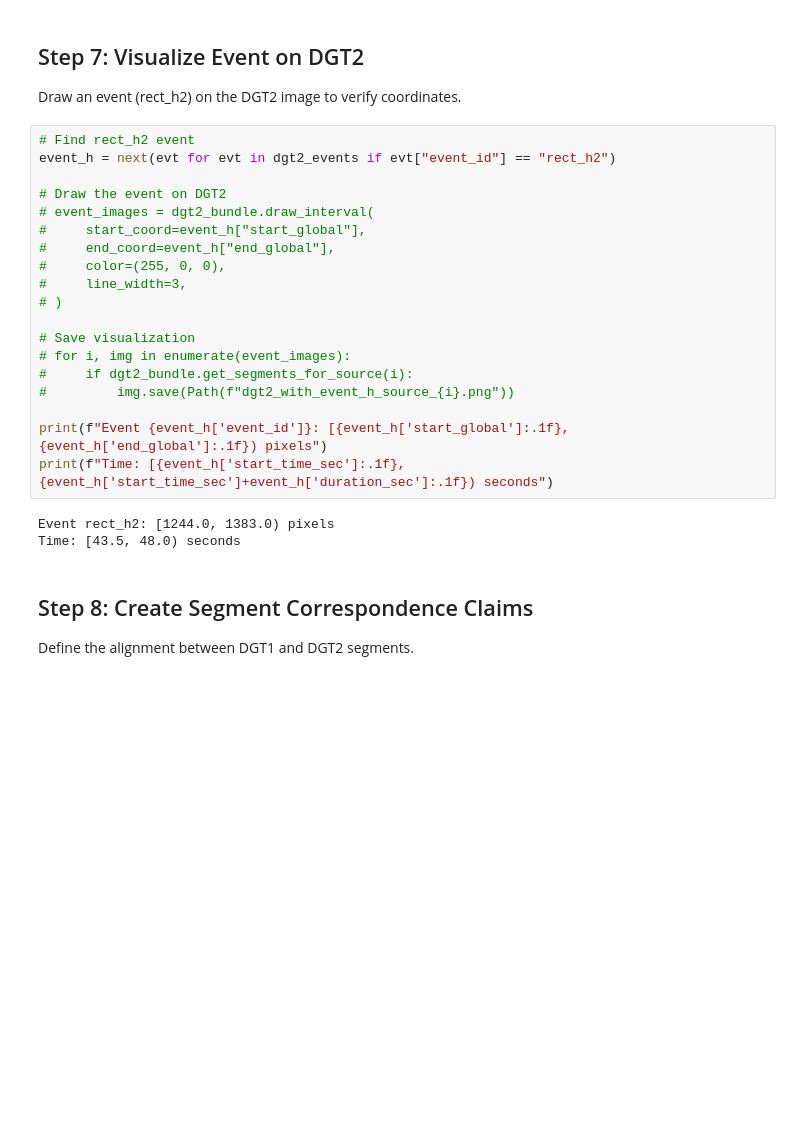
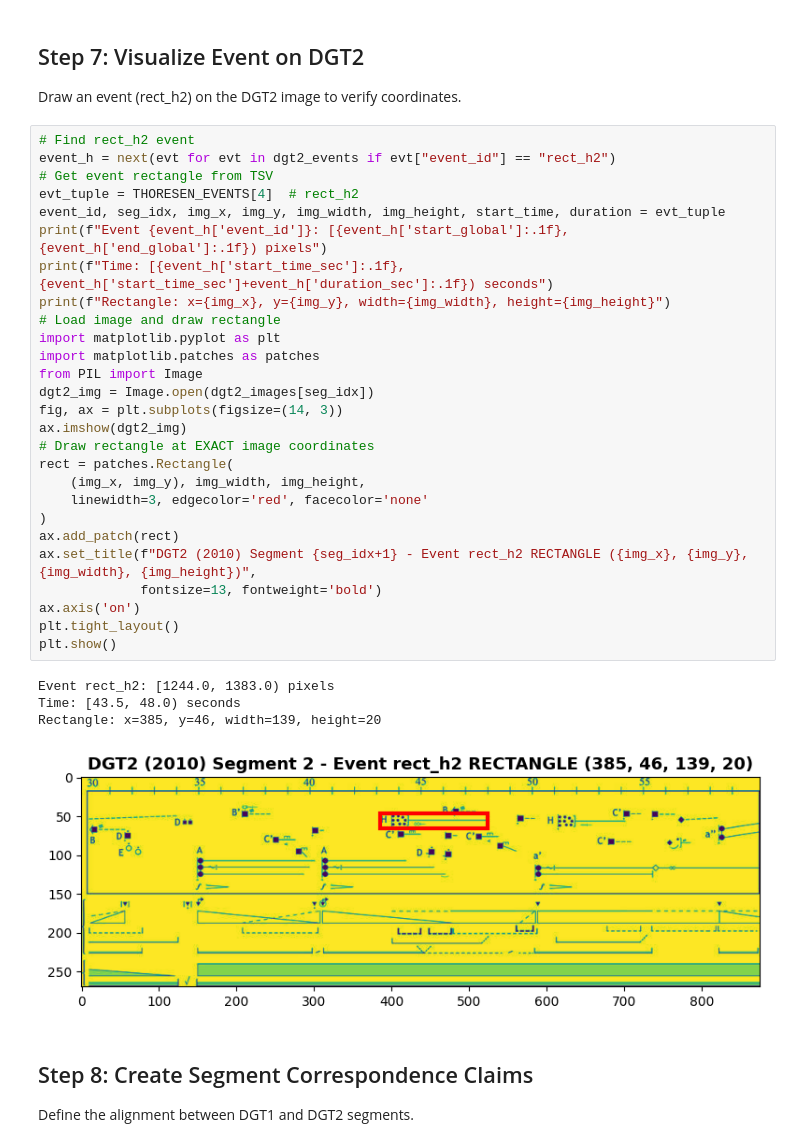
Before and after one commit to TimeToAlign/timetoalign, a Jupyter notebook: docs/notebooks/07_alignment_thoresen.ipynb, the cells around one changed output. Cells and saved outputs as stored; diff of their text form; blank space fills up the shorter version.

```diff
--- a/docs/notebooks/07_alignment_thoresen.ipynb
+++ b/docs/notebooks/07_alignment_thoresen.ipynb
@@ -223,28 +254,38 @@ rect_c  : pixels [ 103.0,  160.0), time [  3.5,   5.5)
 ## Step 7: Visualize Event on DGT2
 
 Draw an event (rect_h2) on the DGT2 image to verify coordinates.
-# %%
-# Find rect_h2 event
-event_h = next(evt for evt in dgt2_events if evt["event_id"] == "rect_h2")
-
-# Draw the event on DGT2
-# event_images = dgt2_bundle.draw_interval(
-#     start_coord=event_h["start_global"],
-#     end_coord=event_h["end_global"],
-#     color=(255, 0, 0),
-#     line_width=3,
-# )
-
-# Save visualization
-# for i, img in enumerate(event_images):
-#     if dgt2_bundle.get_segments_for_source(i):
-#         img.save(Path(f"dgt2_with_event_h_source_{i}.png"))
-
-print(f"Event {event_h['event_id']}: [{event_h['start_global']:.1f}, {event_h['end_global']:.1f}) pixels")
-print(f"Time: [{event_h['start_time_sec']:.1f}, {event_h['start_time_sec']+event_h['duration_sec']:.1f}) seconds")
-# %% [output]
-Event rect_h2: [1244.0, 1383.0) pixels
-Time: [43.5, 48.0) seconds
+# %%
+# Find rect_h2 event
+event_h = next(evt for evt in dgt2_events if evt["event_id"] == "rect_h2")
+# Get event rectangle from TSV
+evt_tuple = THORESEN_EVENTS[4]  # rect_h2
+event_id, seg_idx, img_x, img_y, img_width, img_height, start_time, duration = evt_tuple
+print(f"Event {event_h['event_id']}: [{event_h['start_global']:.1f}, {event_h['end_global']:.1f}) pixels")
+print(f"Time: [{event_h['start_time_sec']:.1f}, {event_h['start_time_sec']+event_h['duration_sec']:.1f}) seconds")
+print(f"Rectangle: x={img_x}, y={img_y}, width={img_width}, height={img_height}")
+# Load image and draw rectangle
+import matplotlib.pyplot as plt
+import matplotlib.patches as patches
+from PIL import Image
+dgt2_img = Image.open(dgt2_images[seg_idx])
+fig, ax = plt.subplots(figsize=(14, 3))
+ax.imshow(dgt2_img)
+# Draw rectangle at EXACT image coordinates
+rect = patches.Rectangle(
+    (img_x, img_y), img_width, img_height,
+    linewidth=3, edgecolor='red', facecolor='none'
+)
+ax.add_patch(rect)
+ax.set_title(f"DGT2 (2010) Segment {seg_idx+1} - Event rect_h2 RECTANGLE ({img_x}, {img_y}, {img_width}, {img_height})",
+             fontsize=13, fontweight='bold')
+ax.axis('on')
+plt.tight_layout()
+plt.show()
+# %% [output]
+Event rect_h2: [1244.0, 1383.0) pixels
+Time: [43.5, 48.0) seconds
+Rectangle: x=385, y=46, width=139, height=20
+[figure, added]
 # %% [markdown]
 ## Step 8: Create Segment Correspondence Claims
 
```
Also changed, not shown: parts of 8 cells of this notebook, 1 other file.
